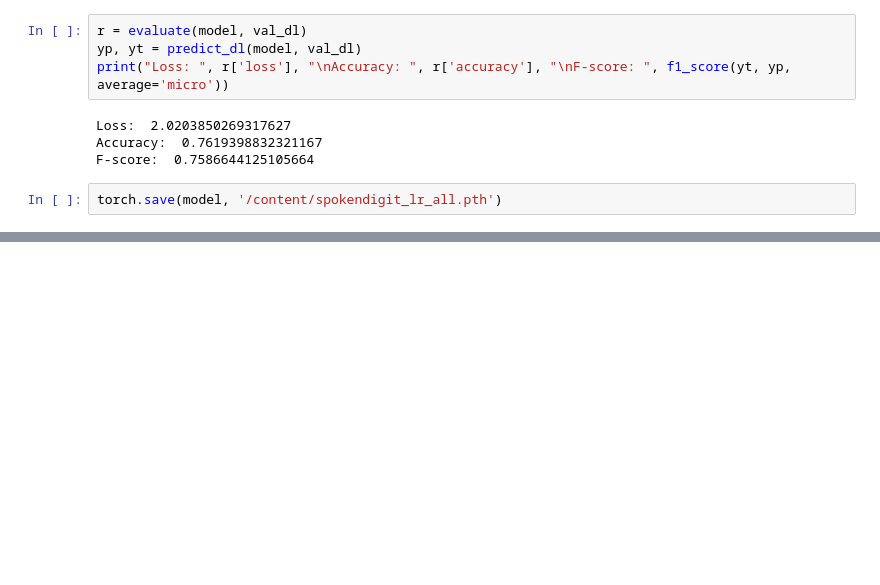
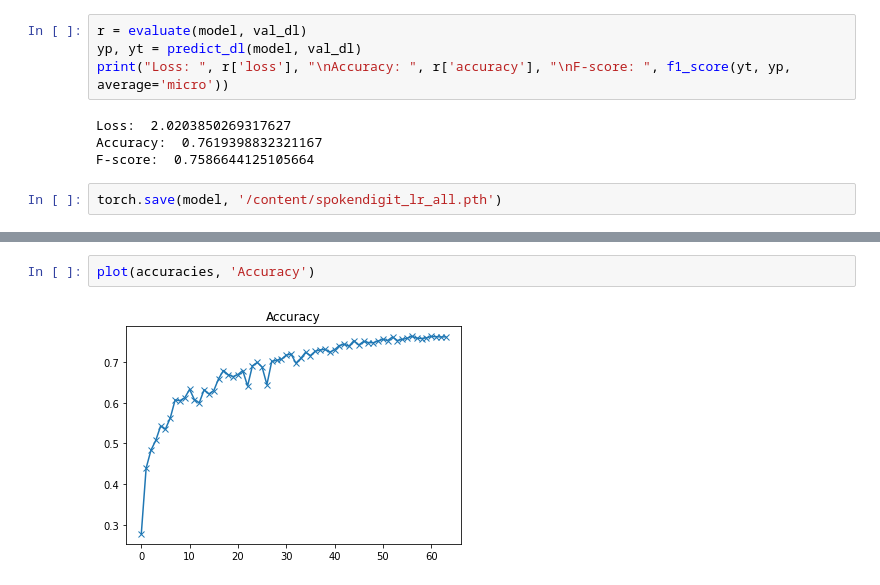
Before and after one commit to AyishaR/Spokendigit, a Jupyter notebook: Spokendigit_Five_features.ipynb, the cells around one changed output, grey strips where cells are left out. Cells and saved outputs as stored; diff of their text form; blank space fills up the shorter version.

```diff
--- a/Spokendigit_Five_features.ipynb
+++ b/Spokendigit_Five_features.ipynb
@@ -204,0 +221,4 @@ torch.save(model, '/content/spokendigit_lr_all.pth')
+# %%
+plot(accuracies, 'Accuracy')
+# %% [output]
+[figure, added]
```
Also changed, not shown: parts of 3 cells of this notebook.
